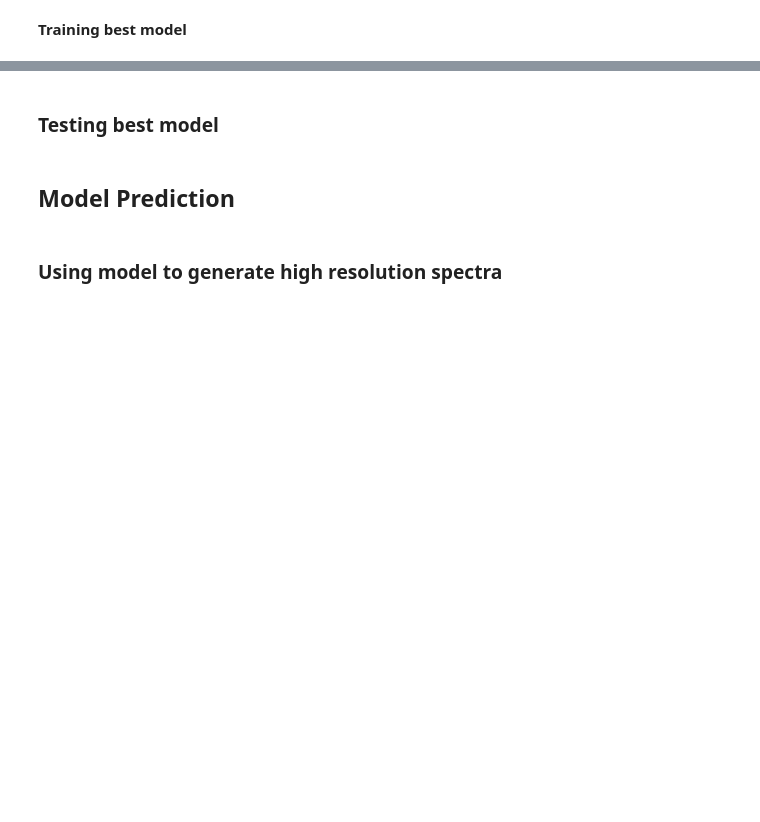
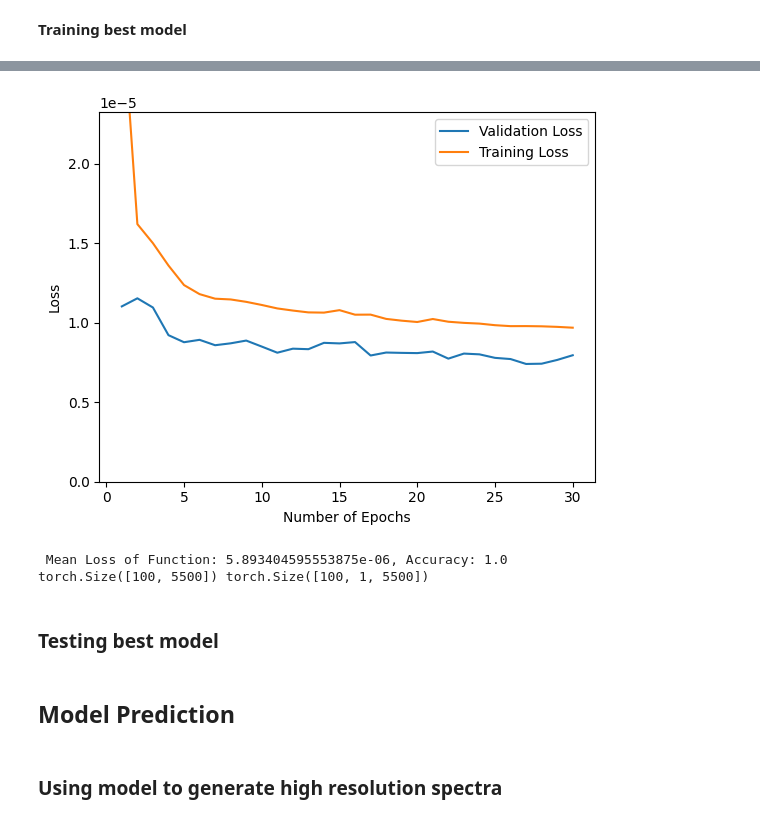
Before and after one commit to NMR-Upscale-UW/NMR_Upscale_UW_DIRECT, a Jupyter notebook: isotop/notebooks/notebook/Isotop_code.ipynb, the cells around one changed output, grey strips where cells are left out. Saved outputs shown, nothing was run; the diff lists cells and outputs as text; code cells hidden in the pictures; blank space fills up the shorter version.

```diff
--- a/isotop/notebooks/notebook/Isotop_code.ipynb
+++ b/isotop/notebooks/notebook/Isotop_code.ipynb
@@ -661,7 +661,7 @@ best_hyperparams
 **Training best model**
 # %%
 # Create a new instance of the model using the best parameters
-best_model = CNN(
+model = CNN(
     num_layers=best_params["num_layers"],
     num_channels=best_params["num_channels"],
     kernel_size=best_params["kernel_size"],
@@ -676,25 +676,6 @@ validation_dataloader = DataLoader(valid_dataset, batch_size=best_hyperparams["b
 # Train the model using the best parameters
 criterion = torch.nn.MSELoss()
 optimizer_name = best_hyperparams["optimizer"]
-optimizer = getattr(torch.optim, optimizer_name)(best_model.parameters(), lr=best_hyperparams["lr"])
+optimizer = getattr(torch.optim, optimizer_name)(model.parameters(), lr=best_hyperparams["lr"])
 
 num_epochs = 30
-training_losses = []
-validation_losses = []
-
-for epoch in range(num_epochs):
-    train_loss = fit(best_model, train_dataloader, optimizer, criterion)
-    validation_loss = validate(best_model, validation_dataloader, criterion)
-
-    training_losses.append(train_loss)
-    validation_losses.append(validation_loss)
-    print(f"Epoch {epoch+1}/{num_epochs}: Train Loss {train_loss:.4f}, Validation Loss {validation_loss:.4f}")
-
-# Plot the training and validation losses
-matplotlib.pyplot.plot(training_losses, label="Training Loss")
-matplotlib.pyplot.plot(validation_losses, label="Validation Loss")
-matplotlib.pyplot.xlabel("Epoch")
-matplotlib.pyplot.ylabel("Loss")
-matplotlib.pyplot.legend()
-matplotlib.pyplot.title("Training and Validation Losses")
-matplotlib.pyplot.show()
@@ -703,2 +742,48 @@ RuntimeError: ignored
+# %%
+import statistics
+x = np.linspace(1, num_epochs, num_epochs)
+
+fig, ax = matplotlib.pyplot.subplots()
+ax.plot(x, valid_loss_epoch, label='Validation Loss')
+ax.plot(x, train_loss_epoch, label='Training Loss' )
+#matplotlib.pyplot.xlim([5, 25])
+matplotlib.pyplot.ylim([0, statistics.mean(train_loss_epoch)*2])
+matplotlib.pyplot.xlabel('Number of Epochs')
+matplotlib.pyplot.ylabel('Loss')
+matplotlib.pyplot.legend()
+matplotlib.pyplot.show()
+# %% [output]
+[figure, added]
+# %%
+# Evaluating Model Performance with Test Data
+
+model.eval() # Model to evaluation mode
+
+test_loss = 0.0
+test_correct = 0
+test_total = 0
+loss_list_test = []
+
+# Loop for testing
+for inputs, labels in test_dataloader:
+    #Forward pass
+    outputs = model(inputs)
+    loss = criterion(outputs, labels)
+    test_loss += loss.item() * inputs.size(1)
+    loss_list_test.append(loss)
+
+    _, labels = torch.min(labels, 1)
+    _, predicts = torch.min(outputs.data, 1)
+    predicts = predicts.unsqueeze(1)
+    test_total += labels.size(0)
+    test_correct += (predicts == labels).float().mean()
+
+accuracy = (test_correct / test_total)*100
+test_loss /= len(test_dataloader.dataset)
+print(f' Mean Loss of Function: {test_loss}, Accuracy: {accuracy}')
+print(labels.shape, outputs.shape)
+# %% [output]
+ Mean Loss of Function: 5.893404595553875e-06, Accuracy: 1.0
+torch.Size([100, 5500]) torch.Size([100, 1, 5500])
 # %% [markdown]
 ### Testing best model
```
Also changed, not shown: parts of 34 cells of this notebook.
